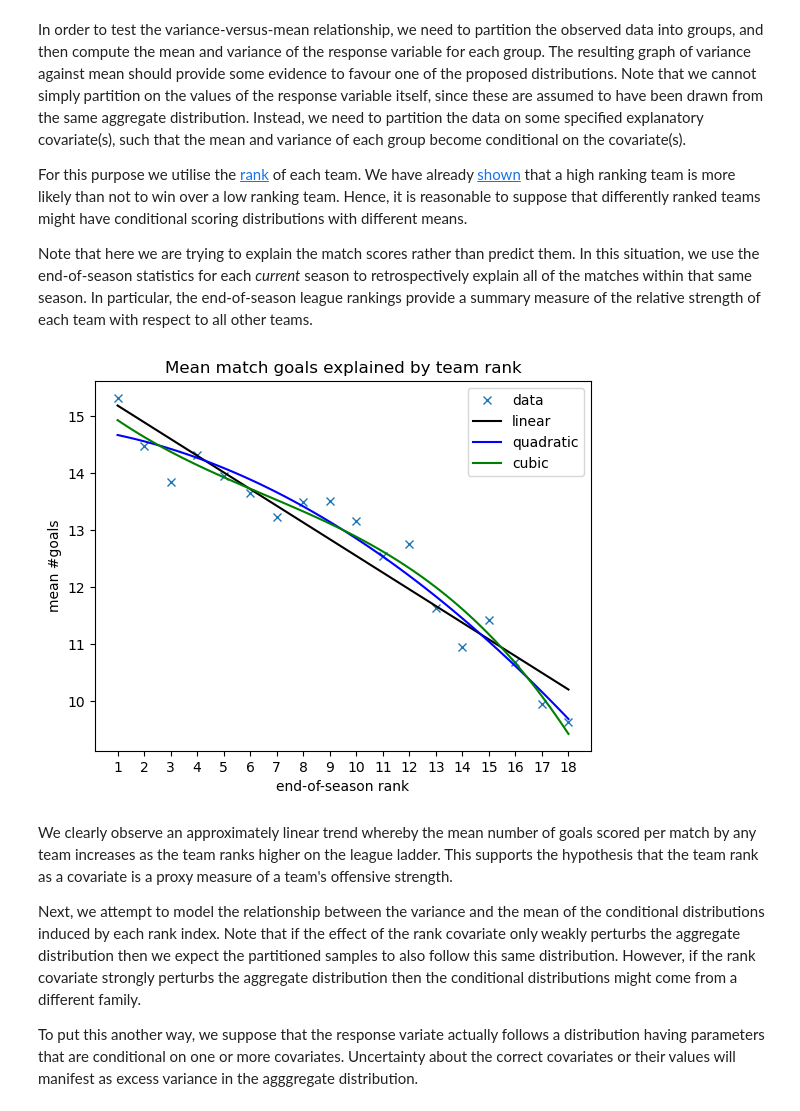
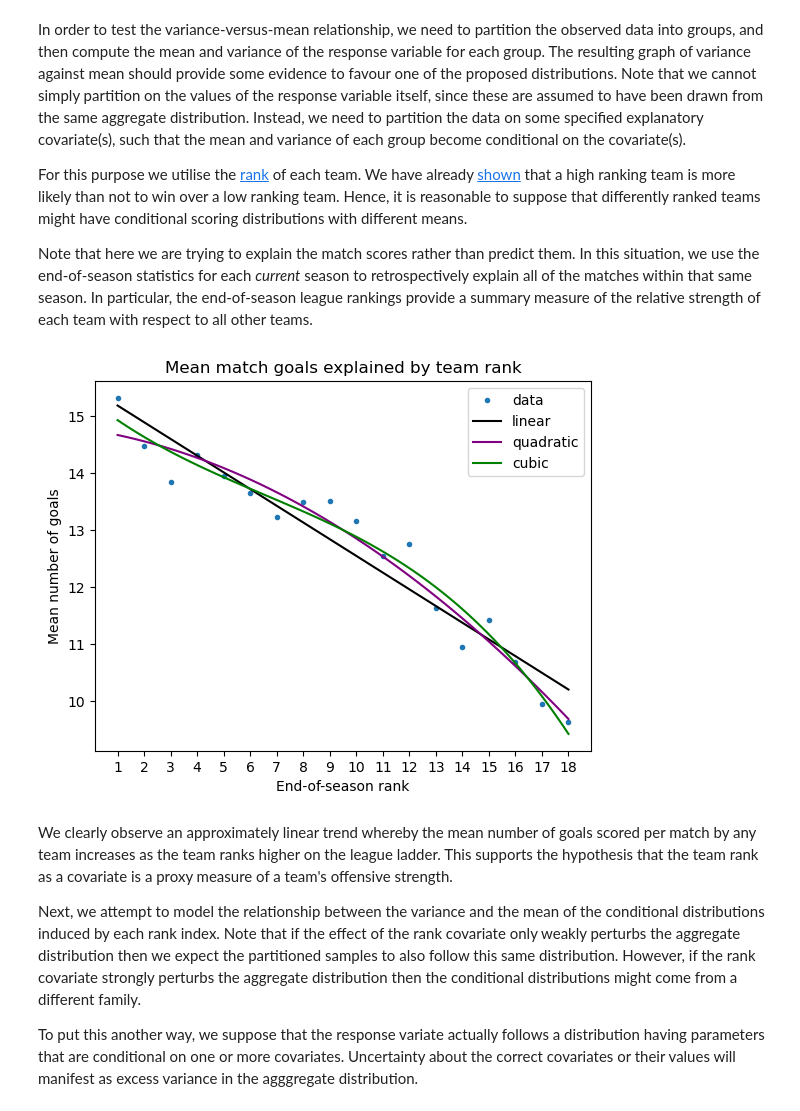
Before and after one commit to gaj67/gaj-data-science, a Jupyter notebook: AFL/notebooks/4_data_analysis.ipynb, the cells around one changed output. Cells and saved outputs as stored; diff of their text form; code cells hidden in the pictures.

```diff
--- a/AFL/notebooks/4_data_analysis.ipynb
+++ b/AFL/notebooks/4_data_analysis.ipynb
@@ -986,27 +969,24 @@ In particular, the end-of-season league rankings provide a summary measure of th
 # %%
 from collections import defaultdict
 # %%
+ranked_goals = defaultdict(list)
+
 # Use only seasons with consistent ranks
 max_rank = df_within.teams.max()
 max_rank_seasons = df_within.season[df_within.teams == max_rank].unique()
-ind = (
-    df_std_matches['round'].str.startswith('R')
-    & df_std_matches.season.isin(max_rank_seasons)
+_iter = match_tools.iter_seasonal_features(
+    match_tools.get_minor_rounds(
+        df_std_matches[df_std_matches.season.isin(max_rank_seasons)]
+    ),
+    df_seasonal,
+    is_prev = False
 )
 
-ranked_goals = defaultdict(list)
-
-for match in df_std_matches[ind].itertuples():
-    for_features = match_tools.get_seasonal_features(
-        df_seasonal, match, is_for=True, is_prev=False
-    )
+for match, for_features, against_features in _iter:
     if for_features is not None:
         ranked_goals[for_features.rank].append(
             match.for_total_goals
         )
-    against_features = match_tools.get_seasonal_features(
-        df_seasonal, match, is_for=False, is_prev=False
-    )
     if against_features is not None:
         ranked_goals[against_features.rank].append(
             match.against_total_goals
@@ -1042,16 +999,18 @@ Y3 = lr.predict(stats_tools.no_intercept(Xr, Xr**2, Xr**3))
-# %%
-plt.plot(X, Y, 'x')
-plt.plot(Xr, Y1, 'k')
-plt.plot(Xr, Y2, 'b')
-plt.plot(Xr, Y3, 'g')
-plt.title("Mean match goals explained by team rank")
-plt.xlabel("end-of-season rank")
-plt.ylabel("mean #goals")
-plt.legend(['data', 'linear', 'quadratic', 'cubic'])
-plt.xticks(league_ranks)
-plt.show()
-# %% [output]
-[figure, removed]
+# %%
+points = fit_tools.LQC_regression(
+    league_ranks, rank_goal_means,
+    weights = rank_goal_nums,
+    linear = True, quadratic = True, cubic = True
+)
+fit_tools.plot_regression_points(
+    points,
+    xlabel = "End-of-season rank",
+    ylabel = "Mean number of goals",
+    title = "Mean match goals explained by team rank",
+    xticks = league_ranks
+)
+# %% [output]
+[figure, added]
 # %% [markdown]
 We clearly observe an approximately linear trend whereby the mean number of goals scored per match by any team increases as the team ranks higher on the league ladder. This supports the hypothesis that the team rank as a covariate
 is a proxy measure of a team's offensive strength.
```
Also changed, not shown: parts of 79 cells of this notebook, 3 other files.
